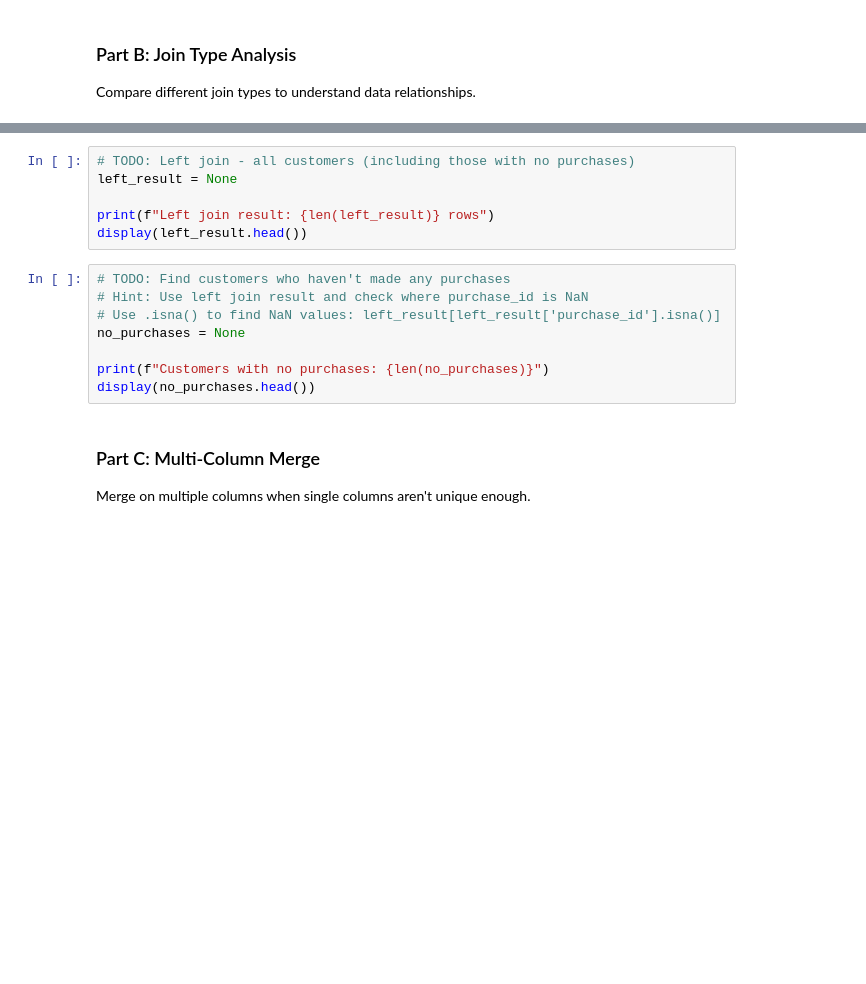
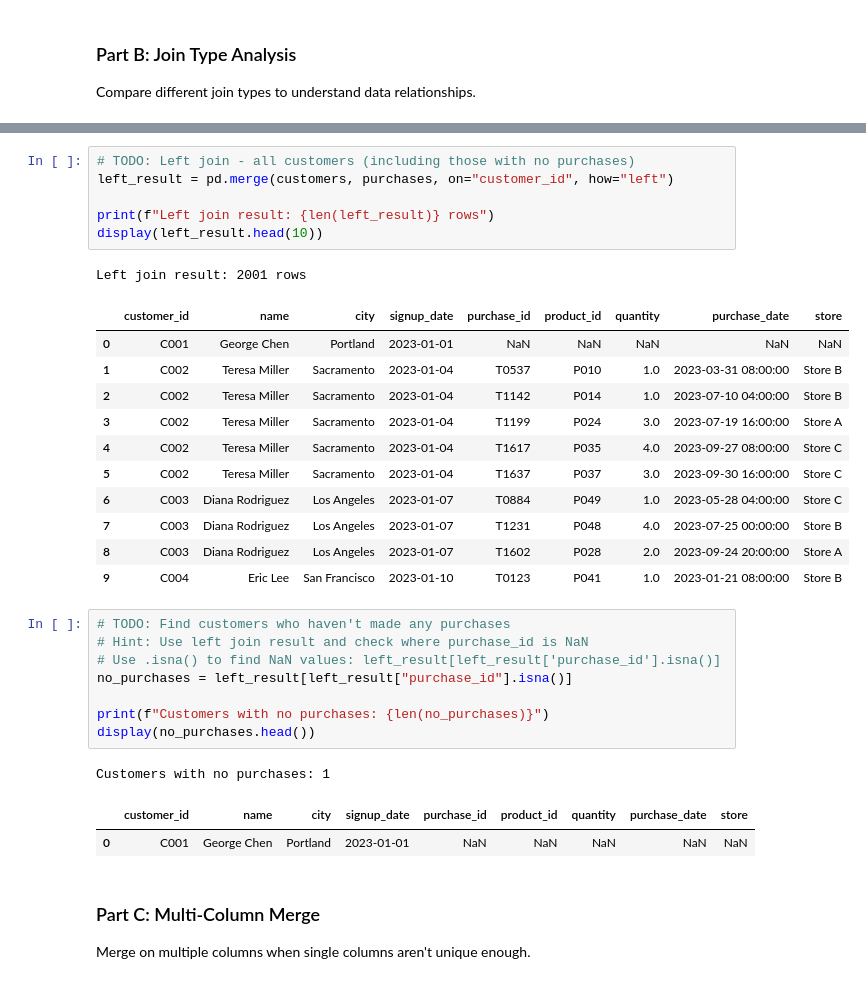
Before and after one commit to UCSF-DataSci/ds217-06-wrangling-sarahmughal, a Jupyter notebook: assignment.ipynb, the cells around one changed output, grey strips where cells are left out. Saved outputs shown, nothing was run; the diff lists cells and outputs as text; blank space fills up the shorter version.

Commit message:
multi-column merge

```diff
--- a/assignment.ipynb
+++ b/assignment.ipynb
@@ -147,17 +167,34 @@ display(inner_result.head())
 # %%
 # TODO: Left join - all customers (including those with no purchases)
-left_result = None
+left_result = pd.merge(customers, purchases, on="customer_id", how="left")
 
 print(f"Left join result: {len(left_result)} rows")
-display(left_result.head())
+display(left_result.head(10))
+# %% [output]
+Left join result: 2001 rows
+|  | customer_id | name | city | signup_date | purchase_id | product_id | quantity | purchase_date | store |
+| 0 | C001 | George Chen | Portland | 2023-01-01 | NaN | NaN | NaN | NaN | NaN |
+| 1 | C002 | Teresa Miller | Sacramento | 2023-01-04 | T0537 | P010 | 1.0 | 2023-03-31 08:00:00 | Store B |
+| 2 | C002 | Teresa Miller | Sacramento | 2023-01-04 | T1142 | P014 | 1.0 | 2023-07-10 04:00:00 | Store B |
+| 3 | C002 | Teresa Miller | Sacramento | 2023-01-04 | T1199 | P024 | 3.0 | 2023-07-19 16:00:00 | Store A |
+| 4 | C002 | Teresa Miller | Sacramento | 2023-01-04 | T1617 | P035 | 4.0 | 2023-09-27 08:00:00 | Store C |
+| 5 | C002 | Teresa Miller | Sacramento | 2023-01-04 | T1637 | P037 | 3.0 | 2023-09-30 16:00:00 | Store C |
+| 6 | C003 | Diana Rodriguez | Los Angeles | 2023-01-07 | T0884 | P049 | 1.0 | 2023-05-28 04:00:00 | Store C |
+| 7 | C003 | Diana Rodriguez | Los Angeles | 2023-01-07 | T1231 | P048 | 4.0 | 2023-07-25 00:00:00 | Store B |
+| 8 | C003 | Diana Rodriguez | Los Angeles | 2023-01-07 | T1602 | P028 | 2.0 | 2023-09-24 20:00:00 | Store A |
+| 9 | C004 | Eric Lee | San Francisco | 2023-01-10 | T0123 | P041 | 1.0 | 2023-01-21 08:00:00 | Store B |
 # %%
 # TODO: Find customers who haven't made any purchases
 # Hint: Use left join result and check where purchase_id is NaN
 # Use .isna() to find NaN values: left_result[left_result['purchase_id'].isna()]
-no_purchases = None
+no_purchases = left_result[left_result["purchase_id"].isna()]
 
 print(f"Customers with no purchases: {len(no_purchases)}")
 display(no_purchases.head())
+# %% [output]
+Customers with no purchases: 1
+|  | customer_id | name | city | signup_date | purchase_id | product_id | quantity | purchase_date | store |
+| 0 | C001 | George Chen | Portland | 2023-01-01 | NaN | NaN | NaN | NaN | NaN |
 # %% [markdown]
 ### Part C: Multi-Column Merge
 
```
Also changed, not shown: parts of 6 cells of this notebook, 2 other files.
